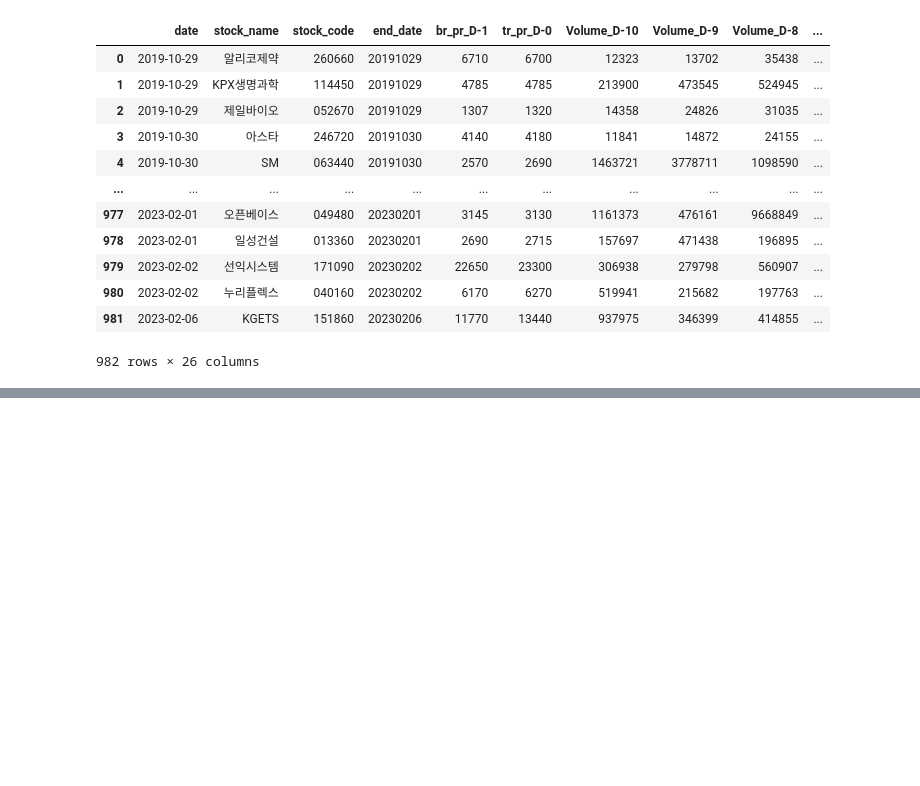
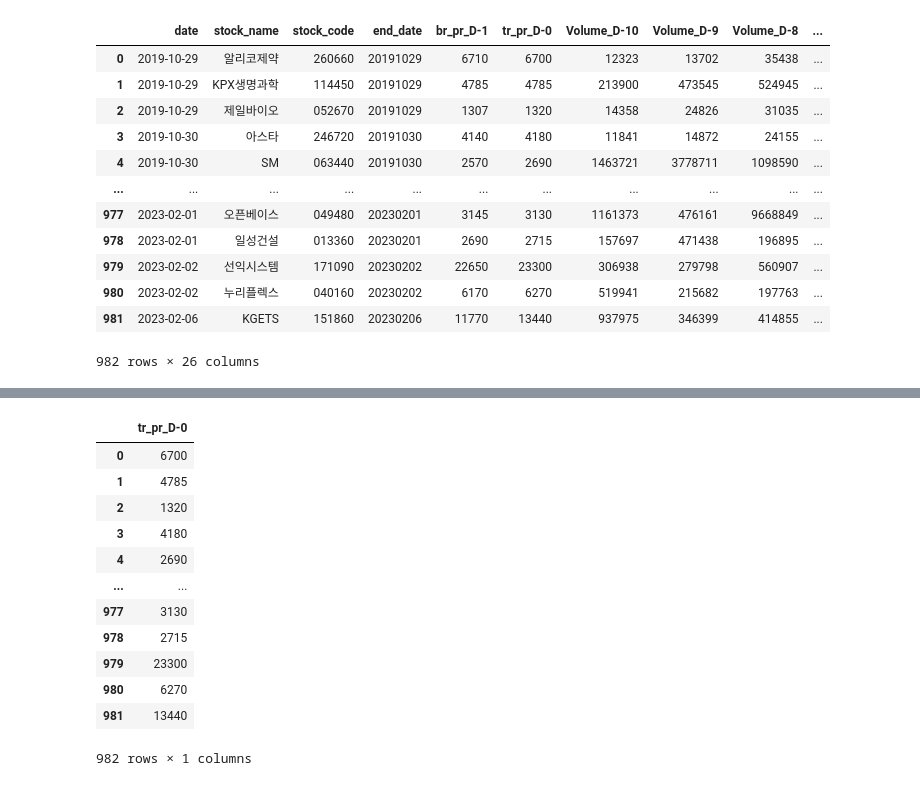
Before and after one commit to kknaks/assingment, a Jupyter notebook: 221228_stock/stock2.ipynb, the cells around one changed output, grey strips where cells are left out. Drawn from its saved outputs; the diff is of its cells as text; code cells hidden in the pictures; blank space fills up the shorter version.

```diff
--- a/221228_stock/stock2.ipynb
+++ b/221228_stock/stock2.ipynb
@@ -203,0 +234,11 @@ stock2['mean_vlome'] = stock2.iloc[:,6:16].mean(axis =1)
+# %%
+data4 = pd.DataFrame()
+for i in range(len(stock3)):
+    stock_code = stock3.stock_code[i]
+    end_date = stock3.end_date[i]
+    res = get_info_from_kisapi(stock_code,end_date)
+    stck_hgpr = res[-1].get('stck_hgpr')
+    temp = pd.DataFrame({'stck_hgpr' : stck_hgpr},index =[i])
+    data4 = pd.concat([data4,temp])
+# %%
+data4 = pd.concat([data4, stock2['tr_pr_D-0']], axis=1)
@@ -203,0 +249,17 @@ stock2['mean_vlome'] = stock2.iloc[:,6:16].mean(axis =1)
+# %%
+data4 = pd.DataFrame(stock2['tr_pr_D-0'])
+data4
+# %% [output]
+|  | tr_pr_D-0 |
+| 0 | 6700 |
+| 1 | 4785 |
+| 2 | 1320 |
+| 3 | 4180 |
+| 4 | 2690 |
+| ... | ... |
+| 977 | 3130 |
+| 978 | 2715 |
+| 979 | 23300 |
+| 980 | 6270 |
+| 981 | 13440 |
+982 rows × 1 columns
```
Also changed, not shown: parts of 27 cells of this notebook, 2 other files.
